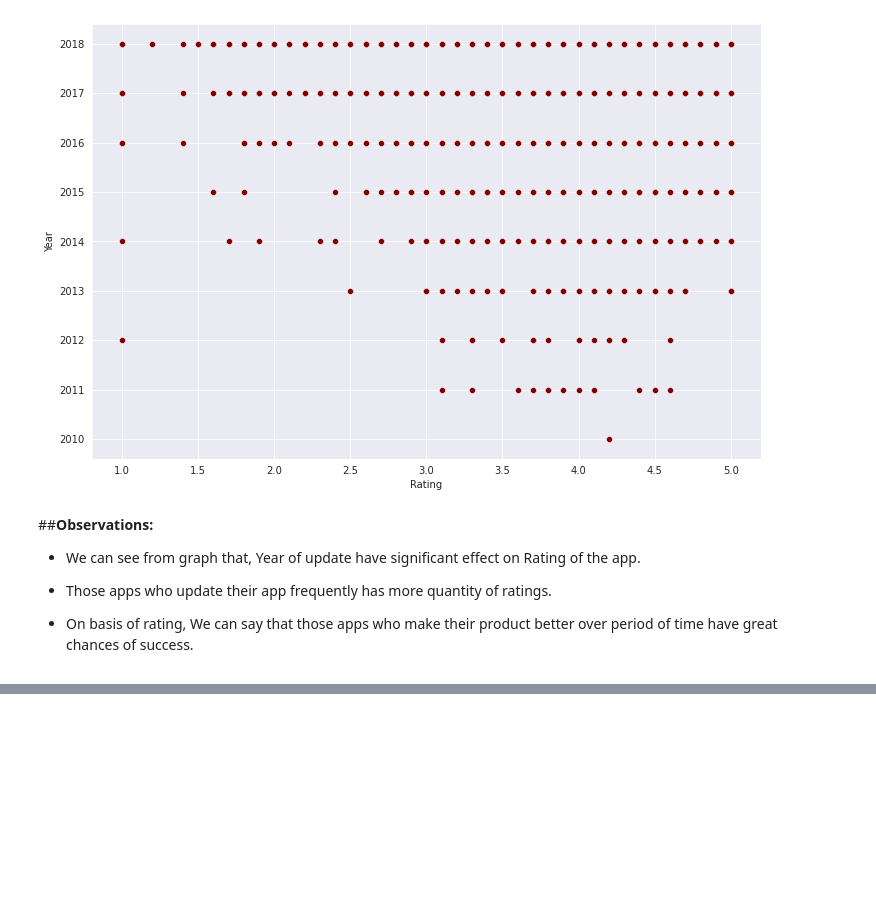
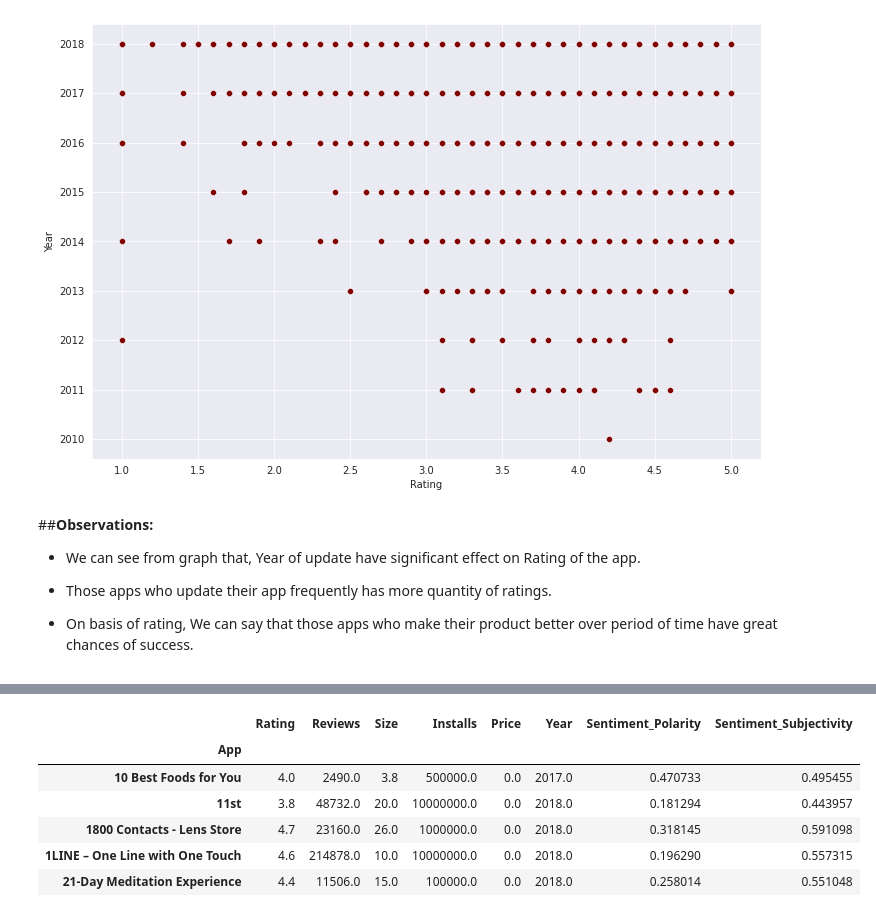
Before and after one commit to harishgawade1999/Playstore-App-Review-Analysis-, a Jupyter notebook: Harish_Play_Store_App_Review_Analysis_Capstone_Project.ipynb, the cells around one changed output, grey strips where cells are left out. Saved outputs shown, nothing was run; the diff lists cells and outputs as text; code cells hidden in the pictures; blank space fills up the shorter version.

```diff
--- a/Harish_Play_Store_App_Review_Analysis_Capstone_Project.ipynb
+++ b/Harish_Play_Store_App_Review_Analysis_Capstone_Project.ipynb
@@ -421,0 +507,10 @@ sns.scatterplot(x="Rating", y="Year", data=apps_data,color='maroon')
+# %%
+df_5.head()
+# %% [output]
+|  | Rating | Reviews | Size | Installs | Price | Year | Sentiment_Polarity | Sentiment_Subjectivity |
+| App |  |  |  |  |  |  |  |  |
+| 10 Best Foods for You | 4.0 | 2490.0 | 3.8 | 500000.0 | 0.0 | 2017.0 | 0.470733 | 0.495455 |
+| 11st | 3.8 | 48732.0 | 20.0 | 10000000.0 | 0.0 | 2018.0 | 0.181294 | 0.443957 |
+| 1800 Contacts - Lens Store | 4.7 | 23160.0 | 26.0 | 1000000.0 | 0.0 | 2018.0 | 0.318145 | 0.591098 |
+| 1LINE – One Line with One Touch | 4.6 | 214878.0 | 10.0 | 10000000.0 | 0.0 | 2018.0 | 0.196290 | 0.557315 |
+| 21-Day Meditation Experience | 4.4 | 11506.0 | 15.0 | 100000.0 | 0.0 | 2018.0 | 0.258014 | 0.551048 |
```
Also changed, not shown: parts of 19 cells of this notebook.
